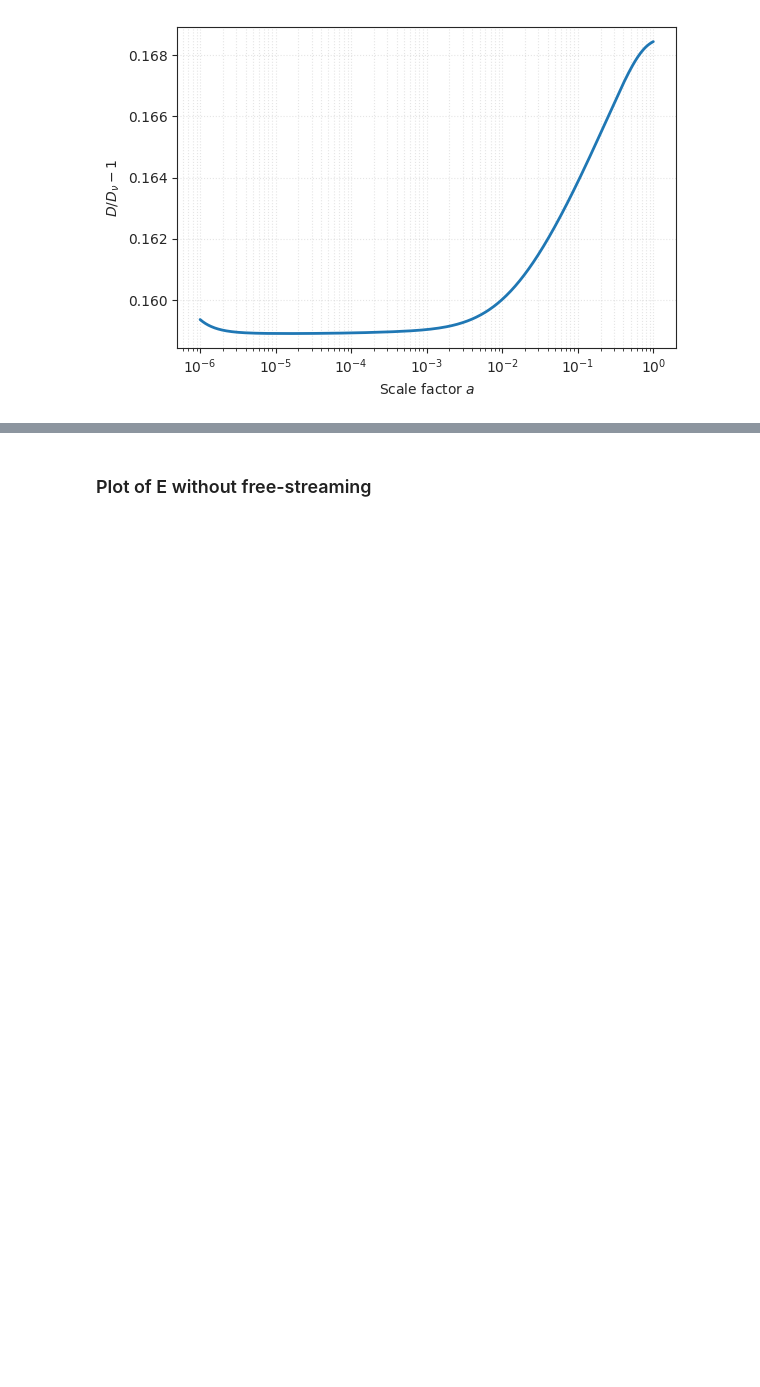
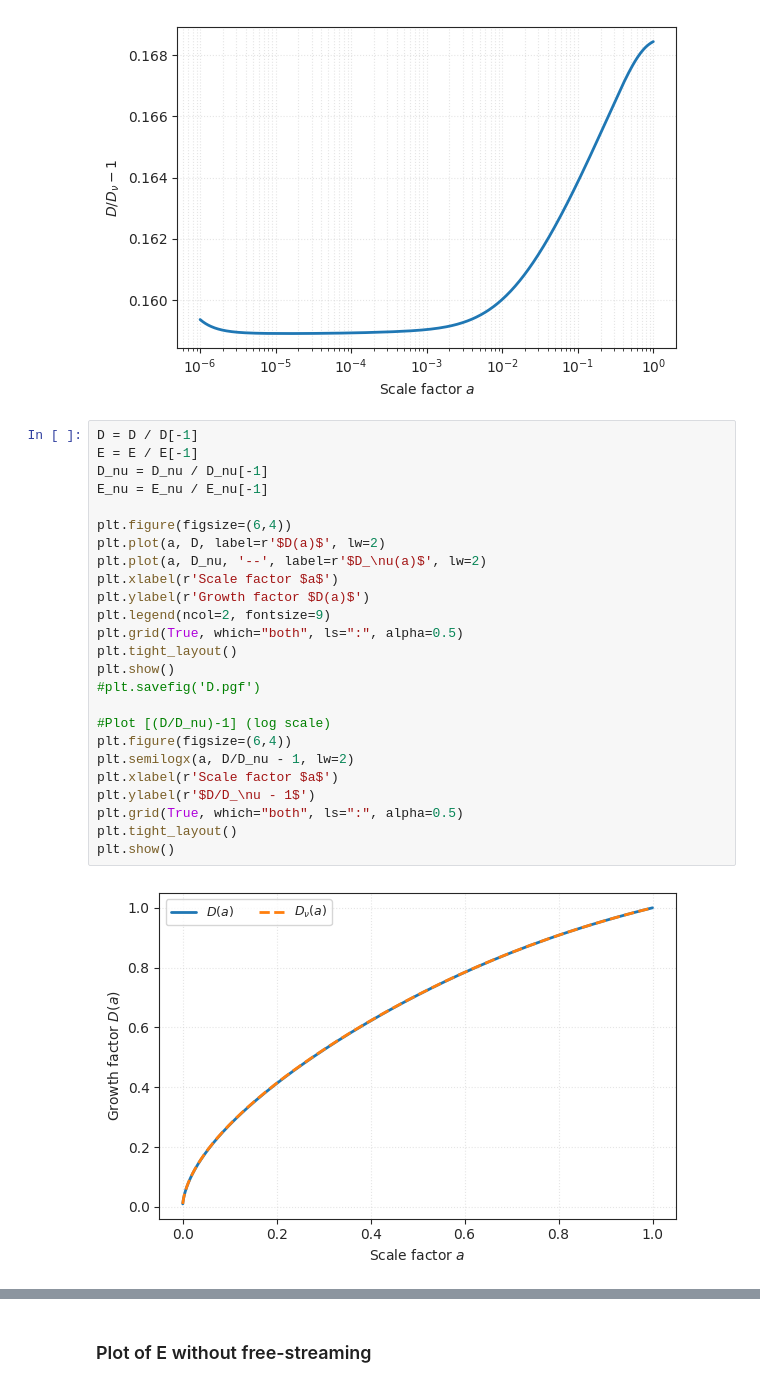
Before and after one commit to Xantyos13/DISCO-DJ, a Jupyter notebook: Neutrinos/Test_bench_neutrinos_impact_on_growth.ipynb, the cells around one changed output, grey strips where cells are left out. Saved outputs shown, nothing was run; the diff lists cells and outputs as text; blank space fills up the shorter version.

```diff
--- a/Neutrinos/Test_bench_neutrinos_impact_on_growth.ipynb
+++ b/Neutrinos/Test_bench_neutrinos_impact_on_growth.ipynb
@@ -668,3 +668,30 @@ plt.show()
 # %% [output]
 [figure]
 [figure]
+# %%
+D = D / D[-1]
+E = E / E[-1]
+D_nu = D_nu / D_nu[-1]
+E_nu = E_nu / E_nu[-1]
+
+plt.figure(figsize=(6,4))
+plt.plot(a, D, label=r'$D(a)$', lw=2)
+plt.plot(a, D_nu, '--', label=r'$D_\nu(a)$', lw=2)
+plt.xlabel(r'Scale factor $a$')
+plt.ylabel(r'Growth factor $D(a)$')
+plt.legend(ncol=2, fontsize=9)
+plt.grid(True, which="both", ls=":", alpha=0.5)
+plt.tight_layout()
+plt.show()
+#plt.savefig('D.pgf')
+
+#Plot [(D/D_nu)-1] (log scale)
+plt.figure(figsize=(6,4))
+plt.semilogx(a, D/D_nu - 1, lw=2)
+plt.xlabel(r'Scale factor $a$')
+plt.ylabel(r'$D/D_\nu - 1$')
+plt.grid(True, which="both", ls=":", alpha=0.5)
+plt.tight_layout()
+plt.show()
+# %% [output]
+[figure, added]
```
Also changed, not shown: parts of 1 cell of this notebook, 3 other files.
